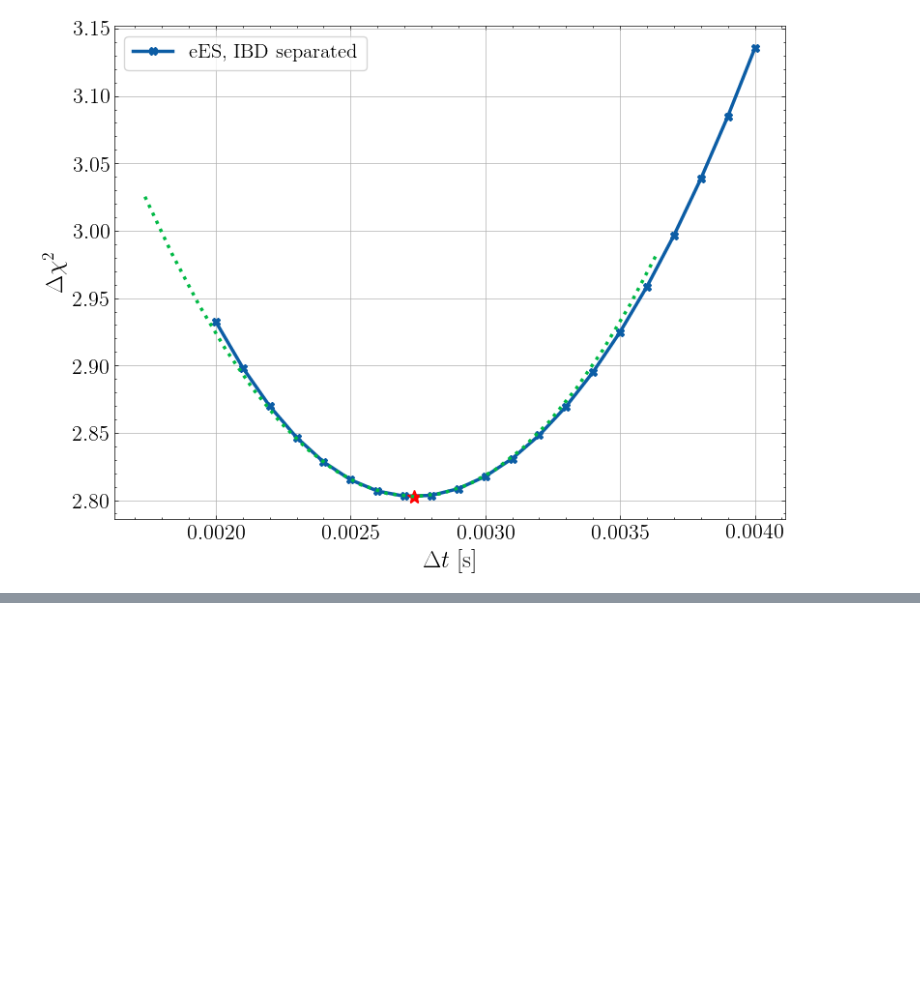
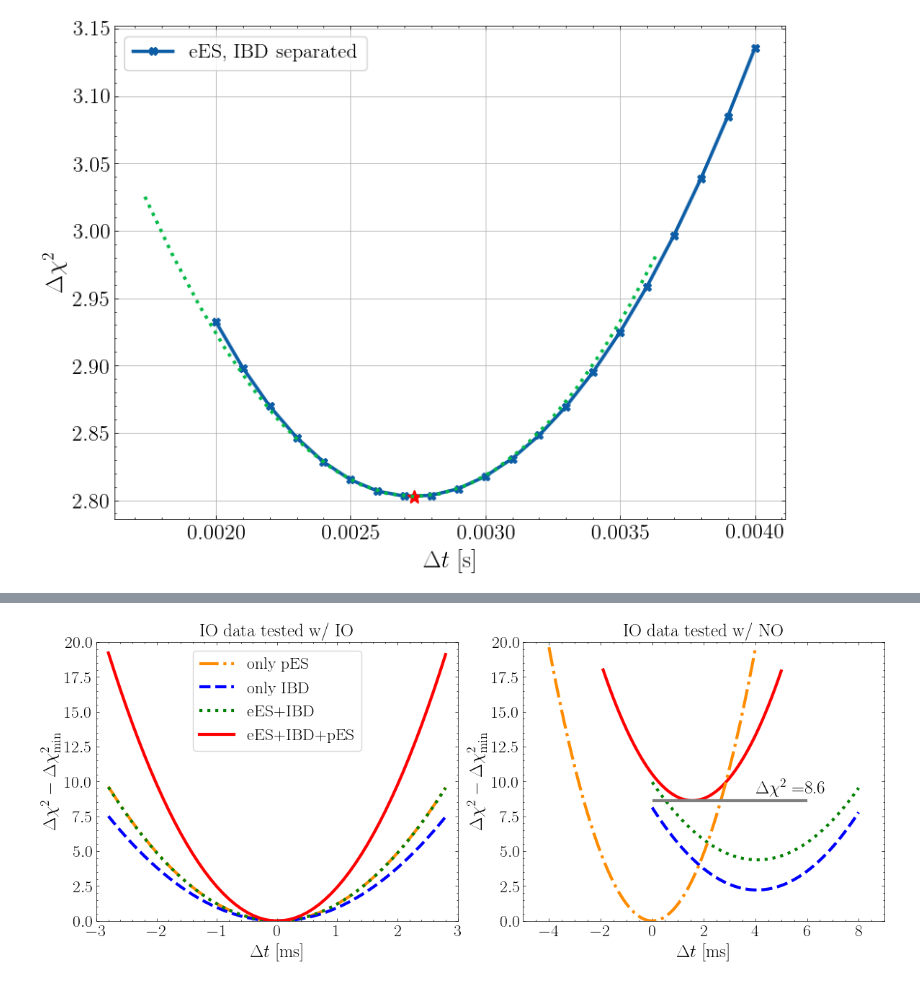
Before and after one commit to YMTheory/supernova, a Jupyter notebook: simulation/toyMC/script/AsimovFit.ipynb, the cells around one changed output, grey strips where cells are left out. Saved outputs shown, nothing was run; the diff lists cells and outputs as text; code cells hidden in the pictures; blank space fills up the shorter version.

Commit message:
tools and fitter for SNNuMO analysis

```diff
--- a/simulation/toyMC/script/AsimovFit.ipynb
+++ b/simulation/toyMC/script/AsimovFit.ipynb
@@ -95,0 +127,67 @@ if plot_chi2profile:
+# %%
+from importlib import  reload
+reload(fitter)
+
+# coarse scanning
+dt_arr = np.arange(-0.01, 0.011, 0.001)
+
+dtpES, dchi2pES, TbestpES, locMinpES, apES, bpES, cpES = fitter.scanning_chain("1D_sep", dt_arr, [channels["pES"]], "IO")
+dtIBD, dchi2IBD, TbestIBD, locMinIBD, aIBD, bIBD, cIBD = fitter.scanning_chain("1D_sep", dt_arr, [channels["IBD"]], "IO")
+dteESIBD, dchi2eESIBD, TbesteESIBD, locMineESIBD, aeESIBD, beESIBD, ceESIBD = fitter.scanning_chain("1D_sep", dt_arr, [channels["eES"], channels["IBD"]], "IO")
+dteESIBDpES, dchi2eESIBDpES, TbesteESIBDpES, locMineESIBDpES, aeESIBDpES, beESIBDpES, ceESIBDpES = fitter.scanning_chain("1D_sep", dt_arr, channels.values(), "IO")
+
+
+dtpES_r, dchi2pES_r, TbestpES_r, locMinpES_r, apES_r, bpES_r, cpES_r = fitter.scanning_chain("1D_sep", dt_arr, [channels["pES"]], "IO", reverse=True)
+dtIBD_r, dchi2IBD_r, TbestIBD_r, locMinIBD_r, aIBD_r, bIBD_r, cIBD_r = fitter.scanning_chain("1D_sep", dt_arr, [channels["IBD"]], "IO", reverse=True)
+dteESIBD_r, dchi2eESIBD_r, TbesteESIBD_r, locMineESIBD_r, aeESIBD_r, beESIBD_r, ceESIBD_r = fitter.scanning_chain("1D_sep", dt_arr, [channels["eES"], channels["IBD"]], "IO", reverse=True)
+dteESIBDpES_r, dchi2eESIBDpES_r, TbesteESIBDpES_r, locMineESIBDpES_r, aeESIBDpES_r, beESIBDpES_r, ceESIBDpES_r = fitter.scanning_chain("1D_sep", dt_arr, channels.values(), "IO", reverse=True)
+# %%
+fig, ax = plt.subplots(1, 2, figsize=(12, 5))
+x = np.arange(-0.0028, 0.0029, 0.0001)
+y = np.polyval([apES_r, bpES_r, cpES_r], x)
+ax[0].plot(x*1000, y, "-.", color="darkorange", lw=3, label="only pES")
+x = np.arange(-0.0028, 0.0029, 0.0001)
+y = np.polyval([aIBD_r, bIBD_r, cIBD_r], x)
+ax[0].plot(x*1000, y, "--", lw=3, color="blue", label="only IBD")
+x = np.arange(-0.0028, 0.0029, 0.0001)
+y = np.polyval([aeESIBD_r, beESIBD_r, ceESIBD_r], x)
+ax[0].plot(x*1000, y, ":", lw=3, color="green", label="eES+IBD")
+x = np.arange(-0.0028, 0.0029, 0.0001)
+y = np.polyval([aeESIBDpES_r, beESIBDpES_r, ceESIBDpES_r], x)
+ax[0].plot(x*1000, y, "-", lw=3, color="red", label="eES+IBD+pES")
+
+ax[0].set_xlabel(r"$\Delta t$ [ms]", fontsize=18)
+ax[0].set_ylabel(r"$\Delta\chi^2 - \Delta\chi^2_\mathrm{min}$", fontsize=18)
+ax[0].tick_params(axis="both", labelsize=17)
+ax[0].legend(prop={"size":17}, frameon=True)
+ax[0].set_xlim(-3, 3)
+ax[0].set_ylim(0, 20)
+ax[0].set_title("IO data tested w/ IO", fontsize=18)
+
+
+x = np.arange(-0.0019, 0.0051, 0.0001)
+y0 = aeESIBDpES * x**2 + beESIBDpES * x + ceESIBDpES
+ax[1].plot(x*1000, y0, "-", color="red", lw=3, label="eES+IBD+pES")
+x = np.arange(-0.000, 0.0081, 0.0001)
+y = aeESIBD * x**2 + beESIBD * x + ceESIBD
+ax[1].plot(x*1000, y, ":", color="green", lw=3, label="eES+IBD")
+x = np.arange(-0.000, 0.0081, 0.0001)
+y = aIBD * x**2 + bIBD * x + cIBD
+ax[1].plot(x*1000, y, "--", color="blue", lw=3, label="only IBD")
+x = np.arange(-0.004, 0.0041, 0.0001)
+y = apES * x**2 + bpES * x + cpES
+ax[1].plot(x*1000, y, "-.", color="darkorange", lw=3, label="only pES")
+ax[1].set_xlabel(r"$\Delta t$ [ms]", fontsize=18)
+ax[1].set_ylabel(r"$\Delta\chi^2 - \Delta\chi^2_\mathrm{min}$", fontsize=18)
+ax[1].tick_params(axis="both", labelsize=17)
+#ax[1].legend(prop={"size":15}, frameon=True)
+ax[1].set_xlim(-5, 9)
+ax[1].set_ylim(0, 20)
+ax[1].set_title("IO data tested w/ NO", fontsize=18)
+ax[1].hlines(np.min(y0), 0, 6, linewidth=3, color="gray")
+ax[1].text(4, np.min(y0)+0.5, r"$\Delta\chi^2=$"+f"{np.min(y0):.1f}", fontsize=18)
+
+plt.tight_layout()
+plt.savefig("../plots/asimovIO_chi2profile.pdf")
+# %% [output]
+[figure, added]
```
Also changed, not shown: parts of 2 cells of this notebook, 6 other files.
